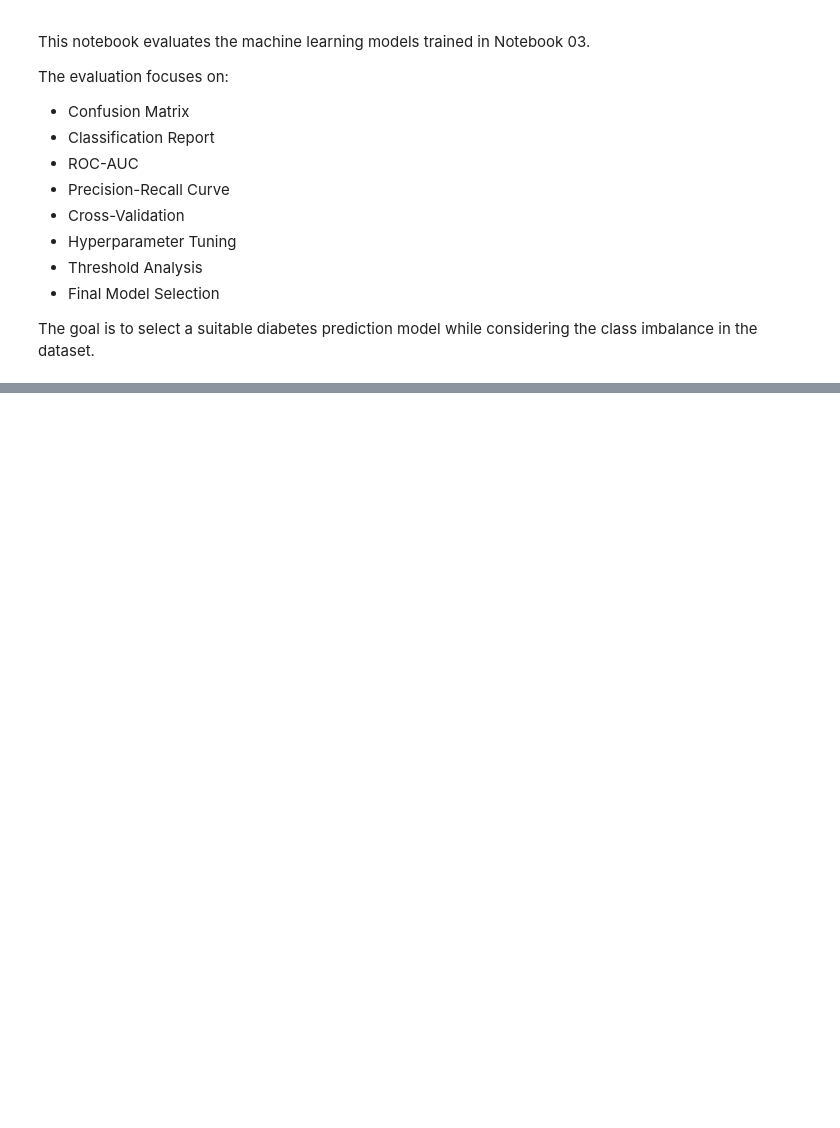
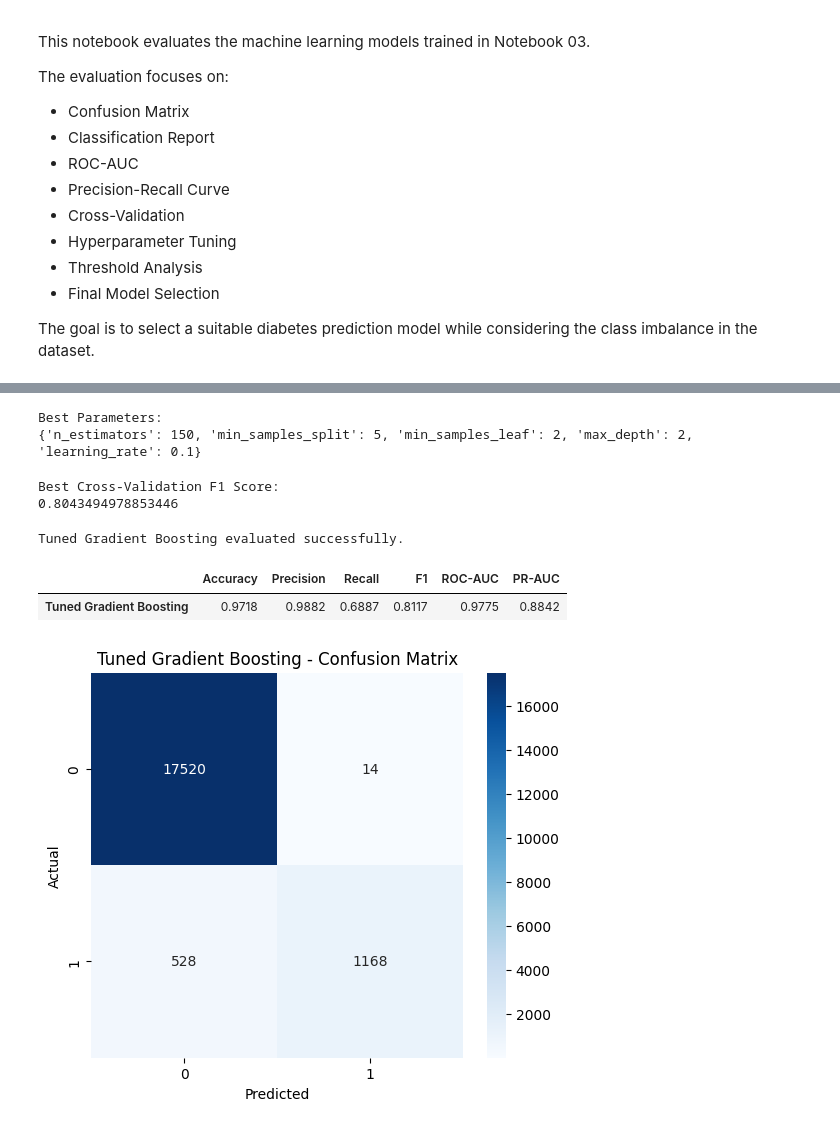
Before and after one commit to suhani2401813205-sudo/DiabeticDetect, a Jupyter notebook: notebooks/04_Model_Evaluation_& _Tuning.ipynb, the cells around one changed output, grey strips where cells are left out. Cells and saved outputs as stored; diff of their text form; code cells hidden in the pictures; blank space fills up the shorter version.

```diff
--- a/notebooks/04_Model_Evaluation_& _Tuning.ipynb
+++ b/notebooks/04_Model_Evaluation_& _Tuning.ipynb
@@ -283,10 +350,0 @@ print("Hyperparameter search space created.")
-# %%
-param_dist = {
-    "n_estimators": [100, 150, 200],
-    "learning_rate": [0.03, 0.05, 0.1],
-    "max_depth": [2, 3, 4],
-    "min_samples_split": [2, 5, 10],
-    "min_samples_leaf": [1, 2, 4]
-}
-
-print("Hyperparameter search space created.")
@@ -292,0 +374,65 @@ print("Hyperparameter search space created.")
+# %%
+print("Best Parameters:")
+print(gb_tuning.best_params_)
+# %% [output]
+Best Parameters:
+{'n_estimators': 150, 'min_samples_split': 5, 'min_samples_leaf': 2, 'max_depth': 2, 'learning_rate': 0.1}
+# %%
+print("Best Cross-Validation F1 Score:")
+print(gb_tuning.best_score_)
+# %% [output]
+Best Cross-Validation F1 Score:
+0.8043494978853446
+# %%
+tuned_gb = gb_tuning.best_estimator_
+
+tuned_gb_pred = tuned_gb.predict(
+    X_test_processed
+)
+
+tuned_gb_prob = tuned_gb.predict_proba(
+    X_test_processed
+)[:, 1]
+
+print("Tuned Gradient Boosting evaluated successfully.")
+# %% [output]
+Tuned Gradient Boosting evaluated successfully.
+# %%
+tuned_results = {
+    "Accuracy": accuracy_score(y_test, tuned_gb_pred),
+    "Precision": precision_score(y_test, tuned_gb_pred),
+    "Recall": recall_score(y_test, tuned_gb_pred),
+    "F1": f1_score(y_test, tuned_gb_pred),
+    "ROC-AUC": roc_auc_score(y_test, tuned_gb_prob),
+    "PR-AUC": average_precision_score(y_test, tuned_gb_prob)
+}
+
+pd.DataFrame(
+    [tuned_results],
+    index=["Tuned Gradient Boosting"]
+).round(4)
+# %% [output]
+|  | Accuracy | Precision | Recall | F1 | ROC-AUC | PR-AUC |
+| Tuned Gradient Boosting | 0.9718 | 0.9882 | 0.6887 | 0.8117 | 0.9775 | 0.8842 |
+# %%
+cm = confusion_matrix(
+    y_test,
+    tuned_gb_pred
+)
+
+plt.figure(figsize=(6, 5))
+
+sns.heatmap(
+    cm,
+    annot=True,
+    fmt="d",
+    cmap="Blues"
+)
+
+plt.title("Tuned Gradient Boosting - Confusion Matrix")
+plt.xlabel("Predicted")
+plt.ylabel("Actual")
+
+plt.show()
+# %% [output]
+[figure, added]
```
Also changed, not shown: parts of 27 cells of this notebook, 3 other files.
